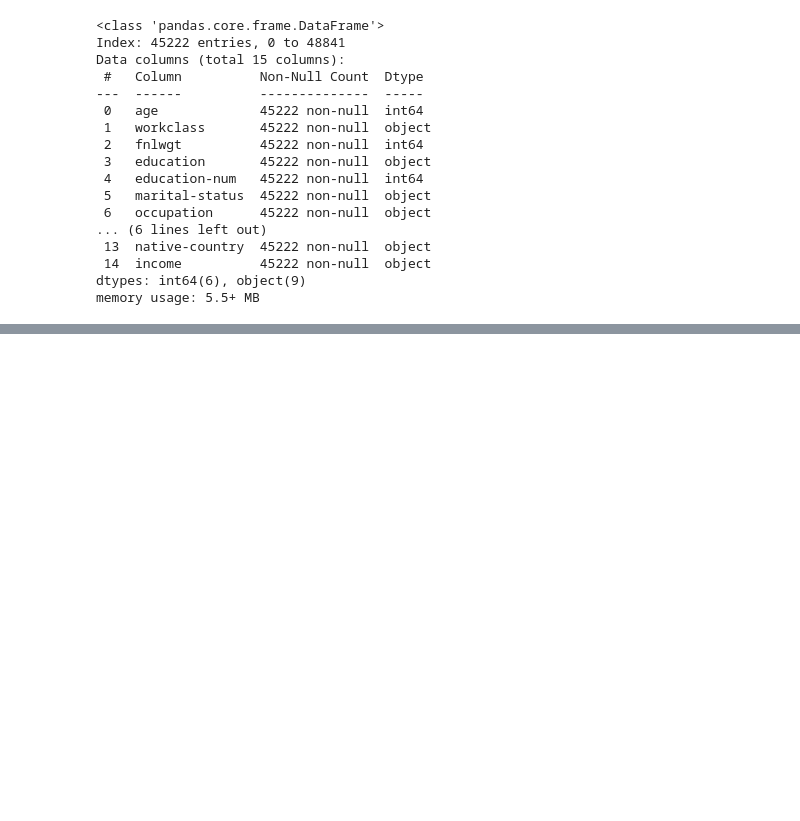
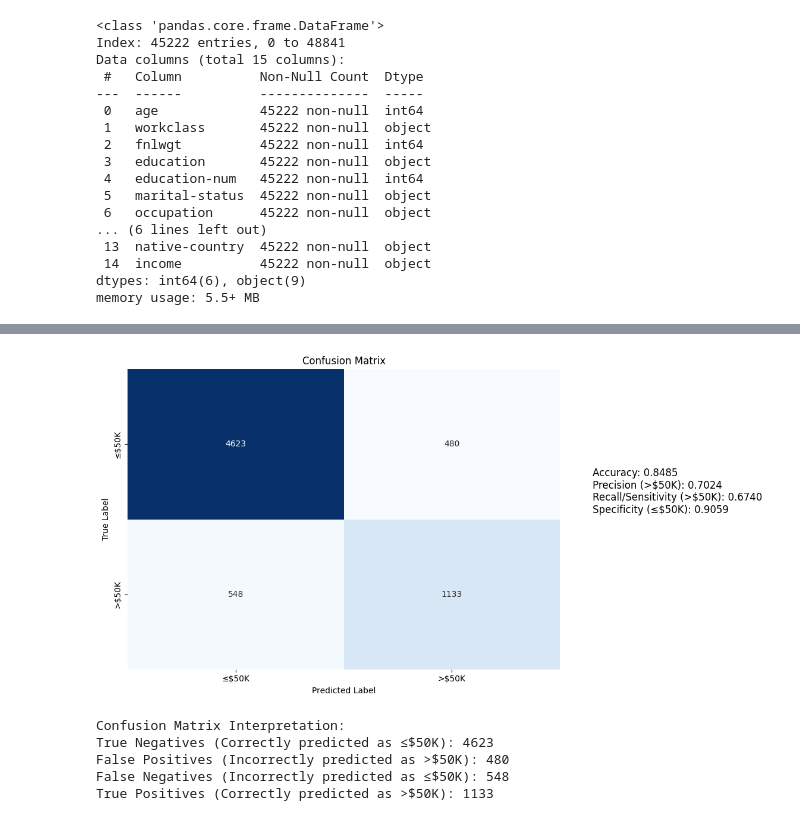
Before and after one commit to jcp-tech/Seneca_Class_Notes, a Jupyter notebook: Semester 1/AIG100 - Machine Learing/Project 3/Project 3 - AIG100 - Jonathan Chacko.ipynb, the cells around one changed output, grey strips where cells are left out. Cells and saved outputs as stored; diff of their text form; code cells hidden in the pictures; blank space fills up the shorter version.

```diff
--- a/Semester 1/AIG100 - Machine Learing/Project 3/Project 3 - AIG100 - Jonathan Chacko.ipynb
+++ b/Semester 1/AIG100 - Machine Learing/Project 3/Project 3 - AIG100 - Jonathan Chacko.ipynb
@@ -201,0 +301,18 @@ X_train, X_test, y_train, y_test = train_test_split(X, y, test_size=0.2, random_
+# %%
+# Train the model
+print("Training the neural network model...")
+full_pipeline.fit(X_train, y_train)
+
+# Get training and validation scores
+train_score = full_pipeline.score(X_train, y_train)
+val_score = full_pipeline.score(X_val, y_val)
+
+print(f"\nTraining accuracy: {train_score:.4f}")
+print(f"Validation accuracy: {val_score:.4f}")
+
+# Check for overfitting
+if train_score - val_score > 0.05:
+    print("\nWarning: Model might be overfitting!")
+    print(f"Difference between training and validation accuracy: {train_score - val_score:.4f}")
+else:
+    print("\nModel does not show significant signs of overfitting.")
@@ -201,0 +413,45 @@ X_train, X_test, y_train, y_test = train_test_split(X, y, test_size=0.2, random_
+# %%
+# Compute the confusion matrix
+cm = confusion_matrix(y_test, y_pred)
+
+# Create a formatted confusion matrix with seaborn
+plt.figure(figsize=(8, 6))
+sns.heatmap(cm, annot=True, fmt='d', cmap='Blues', cbar=False,
+           xticklabels=['≤$50K', '>$50K'],
+           yticklabels=['≤$50K', '>$50K'])
+
+plt.xlabel('Predicted Label')
+plt.ylabel('True Label')
+plt.title('Confusion Matrix')
+
+# Calculate and display metrics on the confusion matrix
+tn, fp, fn, tp = cm.ravel()
+total = tn + fp + fn + tp
+accuracy = (tn + tp) / total
+precision = tp / (tp + fp) if (tp + fp) > 0 else 0
+recall = tp / (tp + fn) if (tp + fn) > 0 else 0
+specificity = tn / (tn + fp) if (tn + fp) > 0 else 0
+
+metrics_text = f"""
+Accuracy: {accuracy:.4f}
+Precision (>$50K): {precision:.4f}
+Recall/Sensitivity (>$50K): {recall:.4f}
+Specificity (≤$50K): {specificity:.4f}
+"""
+
+plt.figtext(1.05, 0.5, metrics_text, fontsize=12)
+plt.tight_layout()
+plt.show()
+
+print("Confusion Matrix Interpretation:")
+print(f"True Negatives (Correctly predicted as ≤$50K): {tn}")
+print(f"False Positives (Incorrectly predicted as >$50K): {fp}")
+print(f"False Negatives (Incorrectly predicted as ≤$50K): {fn}")
+print(f"True Positives (Correctly predicted as >$50K): {tp}")
+# %% [output]
+[figure, added]
+Confusion Matrix Interpretation:
+True Negatives (Correctly predicted as ≤$50K): 4623
+False Positives (Incorrectly predicted as >$50K): 480
+False Negatives (Incorrectly predicted as ≤$50K): 548
+True Positives (Correctly predicted as >$50K): 1133
```
Also changed, not shown: parts of 33 cells of this notebook.
